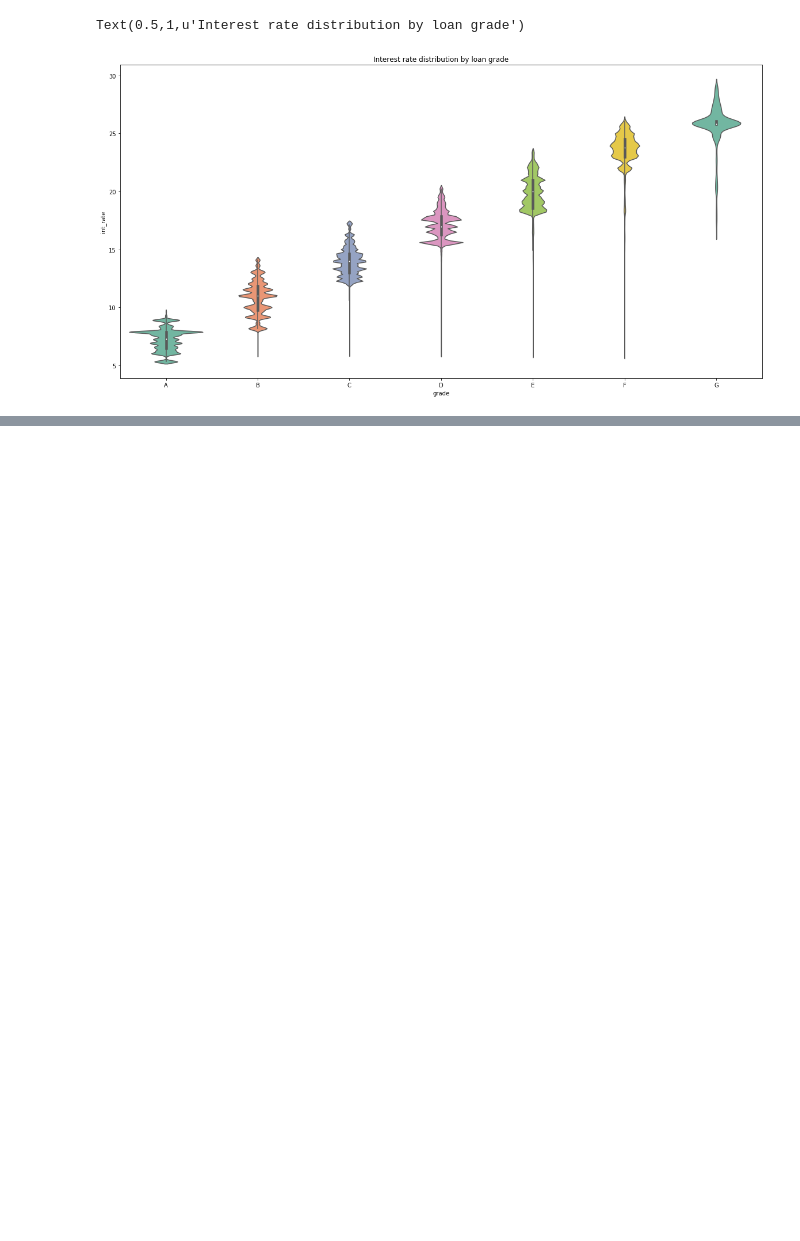
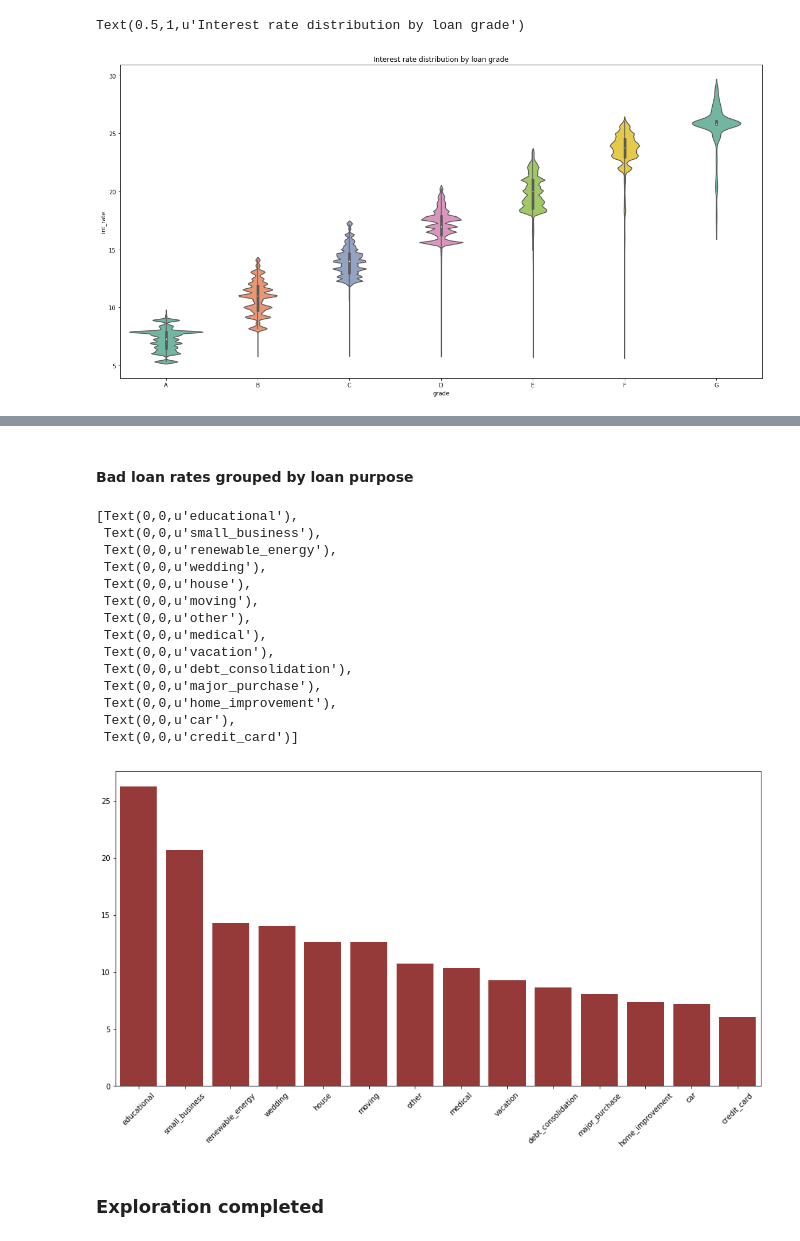
Before and after one commit to akshitvjain/LoanExtensionAnalysis, a Jupyter notebook: data_exploration.ipynb, the cells around one changed output, grey strips where cells are left out. Cells and saved outputs as stored; diff of their text form; code cells hidden in the pictures; blank space fills up the shorter version.

Commit message:
Exploration v0.0.6

```diff
--- a/data_exploration.ipynb
+++ b/data_exploration.ipynb
@@ -158,0 +176,32 @@ Text(0.5,1,u'Interest rate distribution by loan grade')
+# %% [markdown]
+<h4> Bad loan rates grouped by loan purpose </h4>
+# %%
+purpose_badloan_dict = {}
+for purpose in df['purpose'].unique():
+    values = df[purpose==df['purpose']].rating.value_counts()
+    purpose_badloan_dict[purpose] = round(float(values[1])/float(values[0])*100,2)
+
+import operator
+sorted_d = sorted(purpose_badloan_dict.items(), key=operator.itemgetter(1), reverse=True)
+x, y = zip(*sorted_d)
+plt.figure(figsize=(16,8))
+ax = sns.barplot(x,y, color='brown')
+ax.set_xticklabels(ax.get_xticklabels(), rotation=45)
+# %% [output]
+[Text(0,0,u'educational'),
+ Text(0,0,u'small_business'),
+ Text(0,0,u'renewable_energy'),
+ Text(0,0,u'wedding'),
+ Text(0,0,u'house'),
+ Text(0,0,u'moving'),
+ Text(0,0,u'other'),
+ Text(0,0,u'medical'),
+ Text(0,0,u'vacation'),
+ Text(0,0,u'debt_consolidation'),
+ Text(0,0,u'major_purchase'),
+ Text(0,0,u'home_improvement'),
+ Text(0,0,u'car'),
+ Text(0,0,u'credit_card')]
+[figure, added]
+# %% [markdown]
+<h3> Exploration completed </h3>
```
Also changed, not shown: parts of 3 cells of this notebook.
